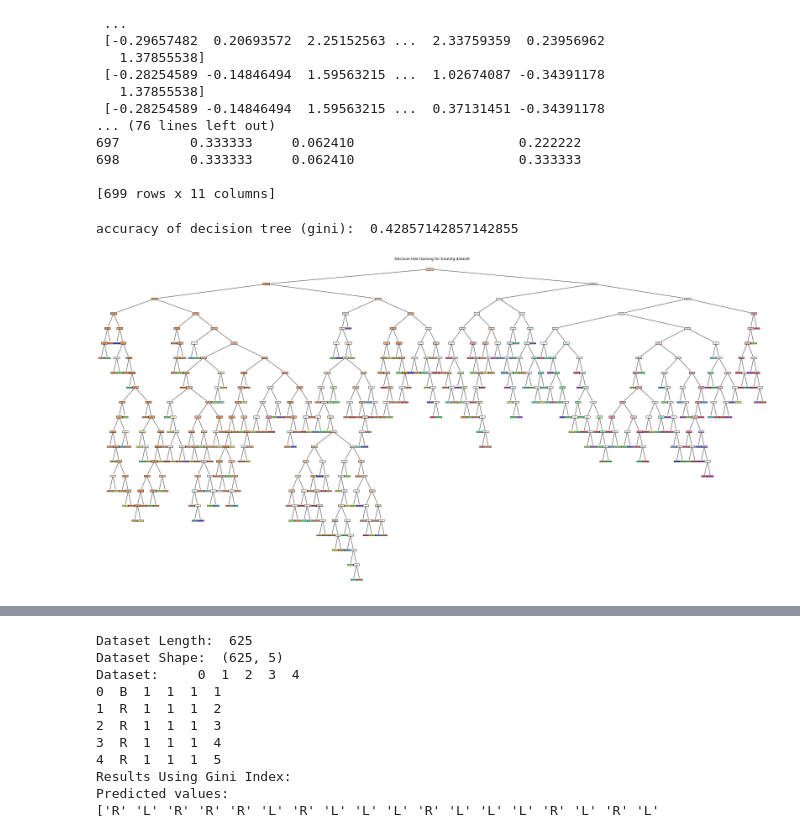
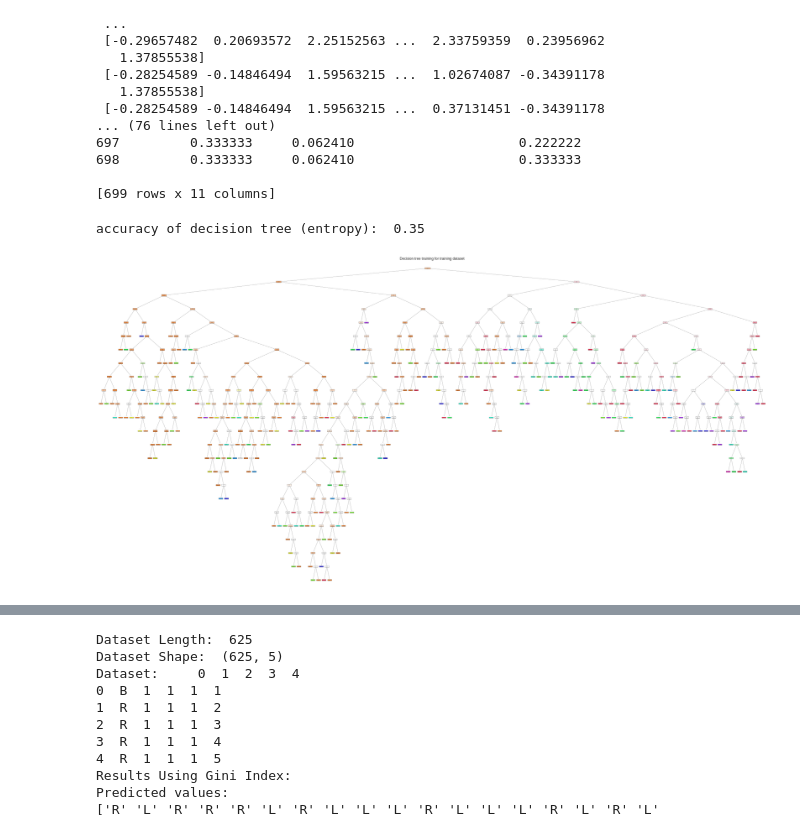
Before and after one commit to champsleague/MachineLearning_Projects, a Jupyter notebook: ML_phw1.ipynb, the cells around one changed output, grey strips where cells are left out. Saved outputs shown, nothing was run; the diff lists cells and outputs as text; code cells hidden in the pictures.

```diff
--- a/ML_phw1.ipynb
+++ b/ML_phw1.ipynb
@@ -100,8 +100,8 @@ y = df.iloc[:, 2].values
 # splitting the dataaset into Training and Testing Data
 from sklearn.model_selection import train_test_split
 
-# random state is 0 and test size if 25%
-X_train, X_test, y_train, y_test = train_test_split(X,y,test_size=0.25, random_state=0)
+# random state is 0 and test size if 20%
+X_train, X_test, y_train, y_test = train_test_split(X,y,test_size=0.2, random_state=0)
 
 
 # importing standard scalling method from sklearn
@@ -116,39 +116,39 @@ X_test = sc.transform(X_test)
 from sklearn.tree import DecisionTreeClassifier
 
 # entropy means information gain
-# classifer = DecisionTreeClassifier(criterion='entropy', random_state=0)
+classifer = DecisionTreeClassifier(criterion='entropy', random_state=0)
 
 # criterion = gini
-classifer = DecisionTreeClassifier(criterion='gini', random_state=0)
+# classifer = DecisionTreeClassifier(criterion='gini', random_state=0)
 
 # providing the training dataset
 classifer.fit(X_train,y_train)
 
 y_pred = classifer.predict(X_test)
 
 # importing the accuracy score
 from sklearn.metrics import accuracy_score
 
 # accuracy
-# print('accuracy of decision tree (entropy): ',accuracy_score(y_pred,y_test))
-print('accuracy of decision tree (gini): ',accuracy_score(y_pred,y_test))
+print('accuracy of decision tree (entropy): ',accuracy_score(y_pred,y_test))
+# print('accuracy of decision tree (gini): ',accuracy_score(y_pred,y_test))
 
 
 # importing the plot tree method
 from sklearn.tree import DecisionTreeClassifier, plot_tree
 clf = DecisionTreeClassifier()
 
 # output size of decision tree
 plt.figure(figsize=(40,20))
 
 # providing the training dataset
 clf = clf.fit(X_train, y_train)
 plot_tree(clf, filled=True)
 plt.title("Decision tree training for training dataset")
 plt.show()
 # %% [output]
-accuracy of decision tree (gini):  0.42857142857142855
+accuracy of decision tree (entropy):  0.35
-[figure, old version]
+[figure, new version]
 # %%
 import seaborn as sns
 import matplotlib.pyplot as plt
```
Also changed, not shown: parts of 4 cells of this notebook.
